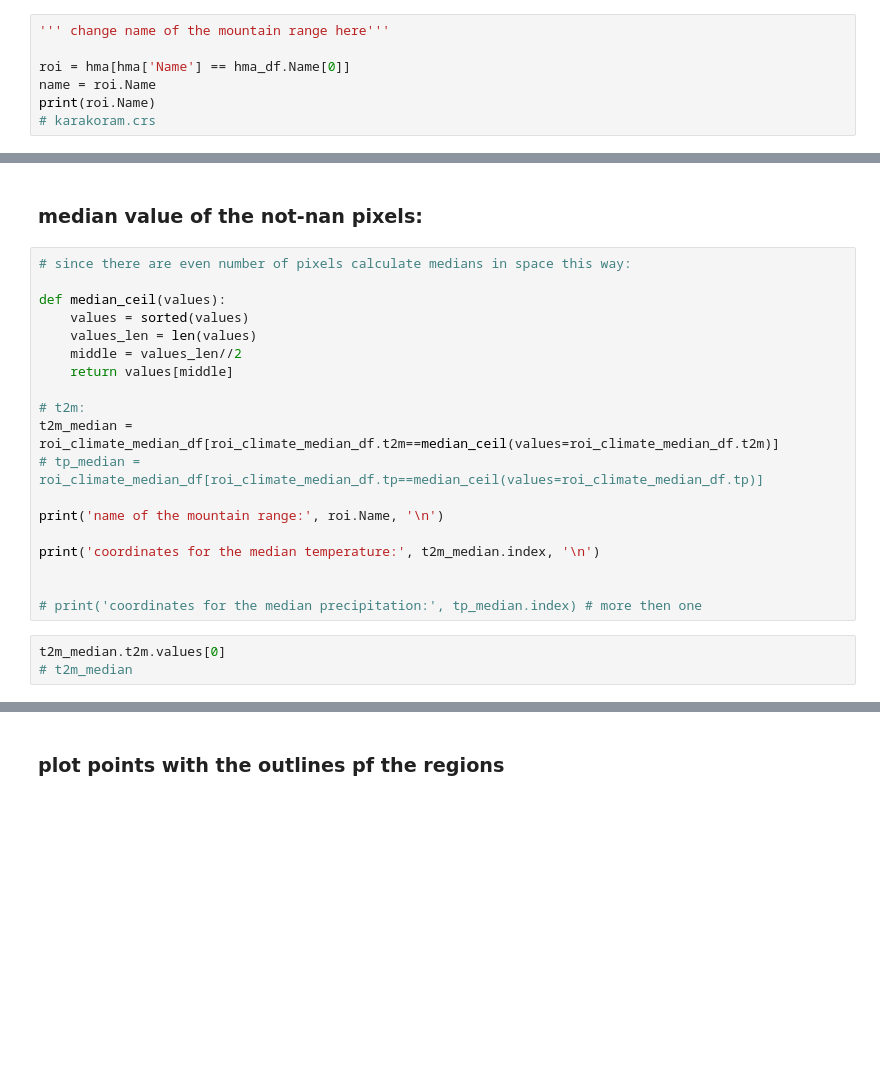
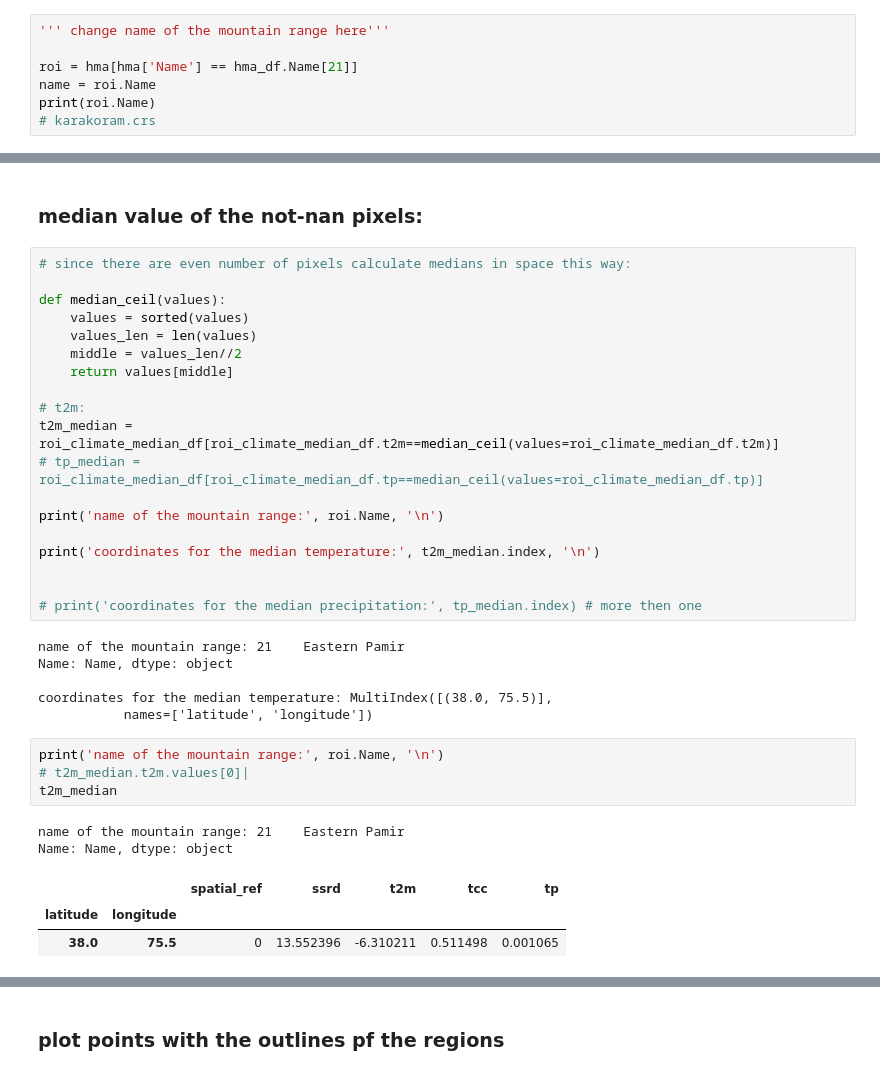
Before and after one commit to varyabazilova/hma_regions, a Jupyter notebook: era5_locate_median_point.ipynb, the cells around one changed output, grey strips where cells are left out. Drawn from its saved outputs; the diff is of its cells as text; blank space fills up the shorter version.

```diff
--- a/era5_locate_median_point.ipynb
+++ b/era5_locate_median_point.ipynb
@@ -70,7 +70,7 @@ fig.tight_layout()
 # %%
 ''' change name of the mountain range here'''
 
-roi = hma[hma['Name'] == hma_df.Name[0]]
+roi = hma[hma['Name'] == hma_df.Name[21]]
 name = roi.Name
 print(roi.Name)
 # karakoram.crs
@@ -165,9 +167,22 @@ print('coordinates for the median temperature:', t2m_median.index, '\n')
 
 
 # print('coordinates for the median precipitation:', tp_median.index) # more then one
+# %% [output]
+name of the mountain range: 21    Eastern Pamir
+Name: Name, dtype: object
+
+coordinates for the median temperature: MultiIndex([(38.0, 75.5)],
+           names=['latitude', 'longitude'])
 # %%
-t2m_median.t2m.values[0]
-# t2m_median
+print('name of the mountain range:', roi.Name, '\n')
+# t2m_median.t2m.values[0]|
+t2m_median
+# %% [output]
+name of the mountain range: 21    Eastern Pamir
+Name: Name, dtype: object
+|  |  | spatial_ref | ssrd | t2m | tcc | tp |
+| latitude | longitude |  |  |  |  |  |
+| 38.0 | 75.5 | 0 | 13.552396 | -6.310211 | 0.511498 | 0.001065 |
 # %%
 # median temperature coordinates:
 
```
Also changed, not shown: parts of 7 cells of this notebook, 2 other files.
